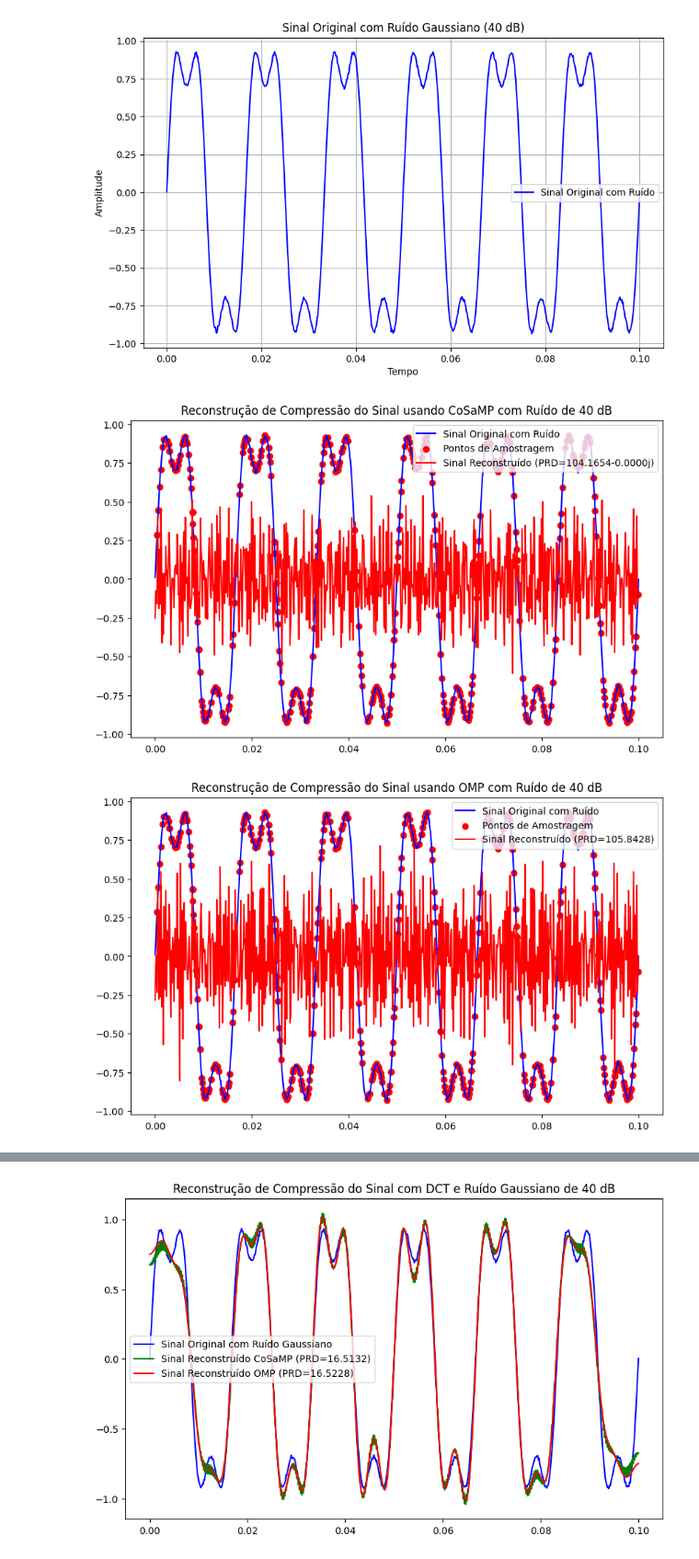
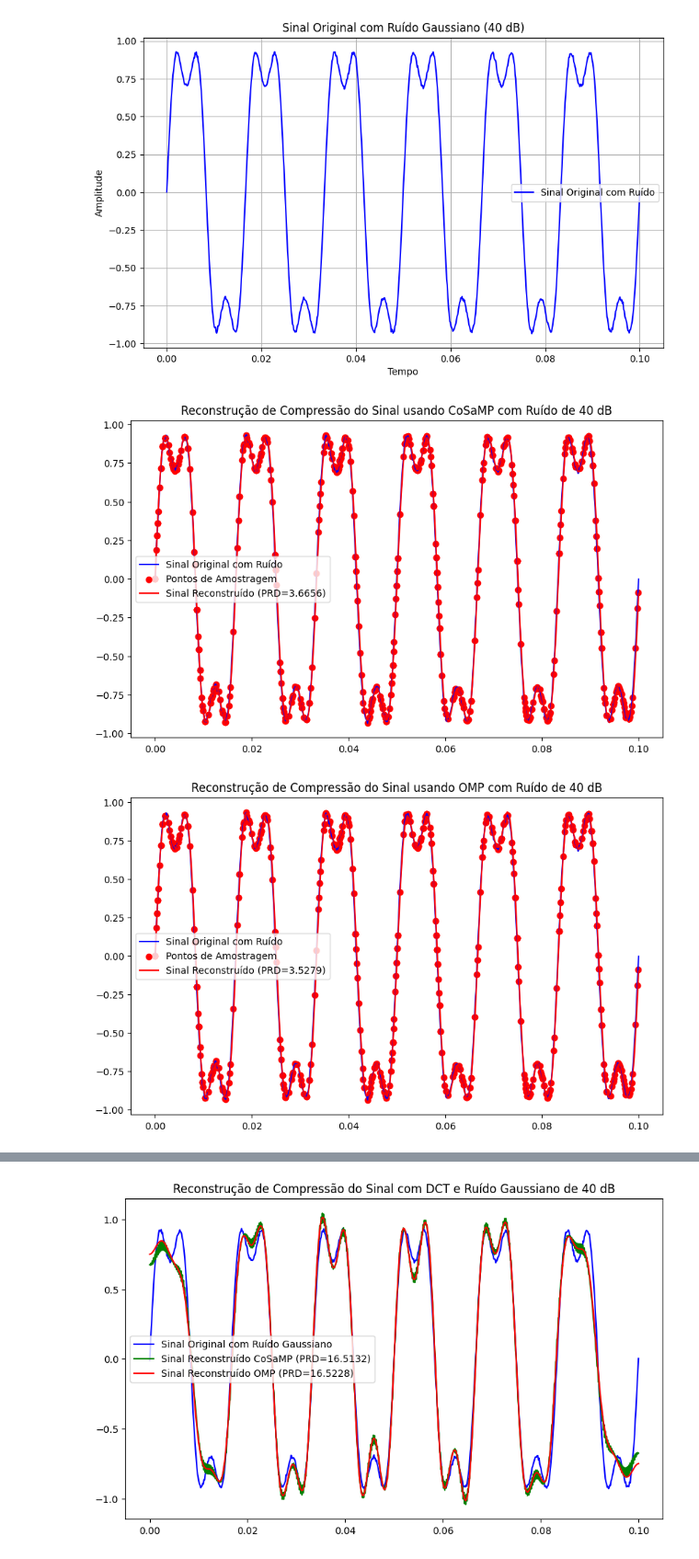
Before and after one commit to AugustoBonifacio001/AugustoBonifacio001, a Jupyter notebook: função_OMP_CoSaMP.ipynb, the cells around one changed output, grey strips where cells are left out. Shown at 92% size. Cells and saved outputs as stored; diff of their text form; code cells hidden in the pictures.

```diff
--- a/função_OMP_CoSaMP.ipynb
+++ b/função_OMP_CoSaMP.ipynb
@@ -241,48 +243,55 @@ t = np.linspace(0.0, 0.1, num=n)
 f1 = 60
 f2 = 180
 
-x = np.sin(2*np.pi*f1*t) + 0.3*np.sin(2*np.pi*f2*t)
+x = np.sin(2 * np.pi * f1 * t) + 0.3 * np.sin(2 * np.pi * f2 * t)
+# Adicionar ruído gaussiano ao sinal original
+media_ruido = 0
+desvio_padrao_ruido = np.sqrt(np.var(x) / (10 ** (40 / 10)))  # Conversão de dB para magnitude do ruído
+ruido_gaussiano = np.random.normal(media_ruido, desvio_padrao_ruido, len(x))
+x = x + ruido_gaussiano
 CR = 70
-p = np.abs(np.round((n-n*CR)/100).astype(int))
-amostras_aleatorias = np.round((n-1)*np.random.rand(p)).astype(int)
+p = np.abs(np.round((n - n * CR) / 100).astype(int))
+amostras_aleatorias = np.round((n - 1) * np.random.rand(p)).astype(int)
 y = x[amostras_aleatorias]
 
-# Adicionar ruído gaussiano ao sinal original
-media_ruido = 0
-desvio_padrao_ruido = np.sqrt(np.var(x) / (10**(40/10)))  # Conversão de dB para magnitude do ruído
-ruido_gaussiano = np.random.normal(media_ruido, desvio_padrao_ruido, len(x))
-x_com_ruido = x + ruido_gaussiano
 
 Phi = np.fft.fft(np.eye(n, n))
-CPhi = np.real(Phi[amostras_aleatorias, :])
+CPhi = np.imag(Phi[amostras_aleatorias, :])
+
+s_reconstruido_cosamp = cosamp(CPhi, y, 10)
+x_rec_cosamp = np.imag(np.fft.fft(s_reconstruido_cosamp))
+
+mse_cosamp = calculate_mse(x, x_rec_cosamp)
+
+
 
 # Executar o algoritmo CoSaMP
-s_reconstruido_cosamp = cosamp(CPhi, y, 10)
-x_rec_cosamp = np.dot(Phi, s_reconstruido_cosamp)
-mse_cosamp = calculate_mse(x, x_rec_cosamp)
+#s_reconstruido_cosamp = cosamp(CPhi, y, 10)
+#x_rec_cosamp = np.dot(Phi, s_reconstruido_cosamp)
+#mse_cosamp = calculate_mse(x, x_rec_cosamp)
 
 # Plotar resultado do CoSaMP
 plt.figure(figsize=(10, 6))
 plt.plot(t, x_com_ruido, 'b', label='Sinal Original com Ruído')
 plt.scatter(t[amostras_aleatorias], x_com_ruido[amostras_aleatorias], color='red', label='Pontos de Amostragem')
 plt.plot(t, x_rec_cosamp, 'r', label=f'Sinal Reconstruído (PRD={mse_cosamp:.4f})')
 plt.title('Reconstrução de Compressão do Sinal usando CoSaMP com Ruído de 40 dB')
 plt.legend()
 plt.show()
 
 # Executar o algoritmo OMP
 s_reconstruido = omp(CPhi, y, 10)
-x_rec = np.real(np.dot(Phi, s_reconstruido))
+x_rec = np.imag(np.fft.fft (s_reconstruido))
 mse_omp = calculate_mse(x, x_rec)
 
 # Plotar resultado do OMP
 plt.figure(figsize=(10, 6))
 plt.plot(t, x_com_ruido, 'b', label='Sinal Original com Ruído')
 plt.scatter(t[amostras_aleatorias], x_com_ruido[amostras_aleatorias], color='red', label='Pontos de Amostragem')
 plt.plot(t, x_rec, 'r', label=f'Sinal Reconstruído (PRD={mse_omp:.4f})')
 plt.title('Reconstrução de Compressão do Sinal usando OMP com Ruído de 40 dB')
 plt.legend()
 plt.show()
 # %% [output]
-[figure, old version]
+[figure, new version]
-[figure, old version]
+[figure, new version]
```
Also changed, not shown: parts of 2 cells of this notebook.
